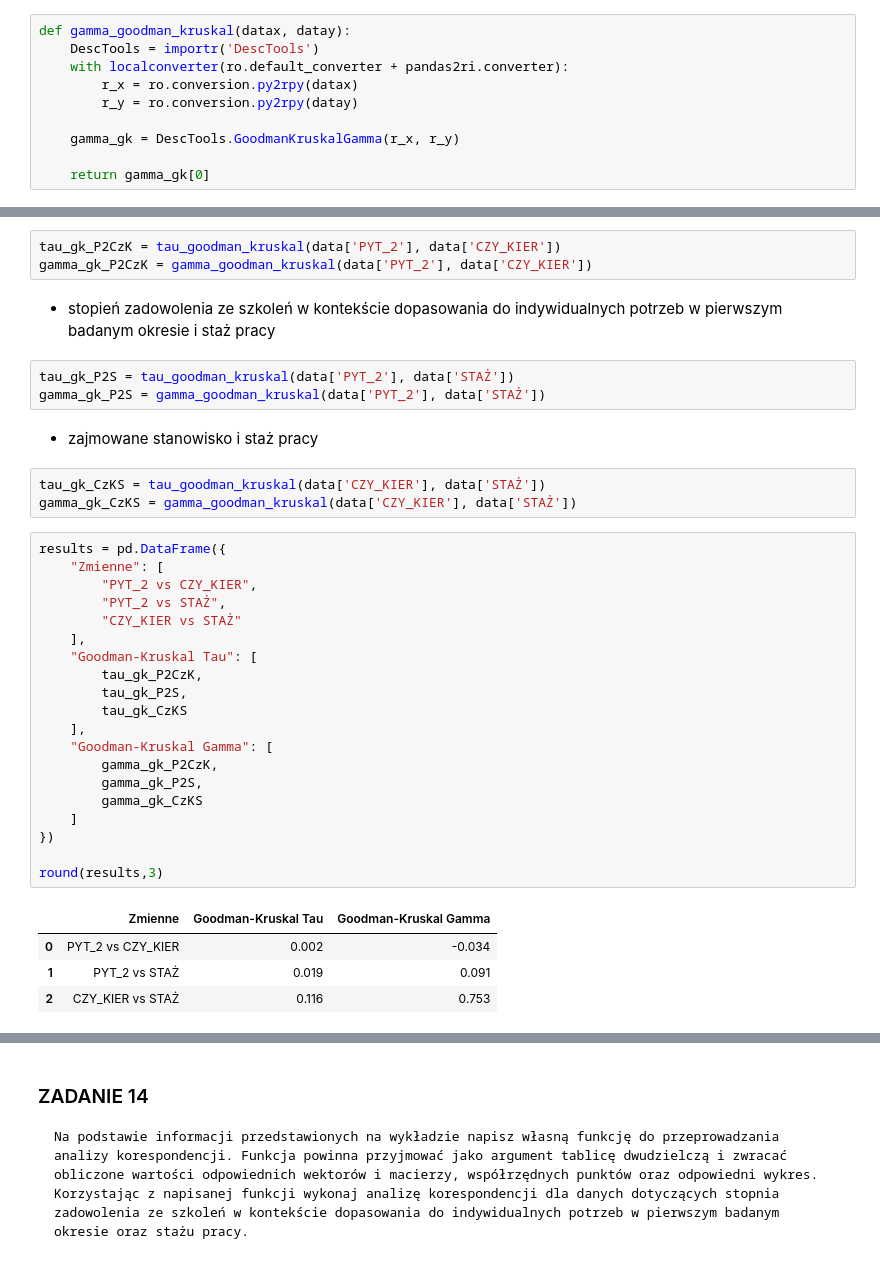
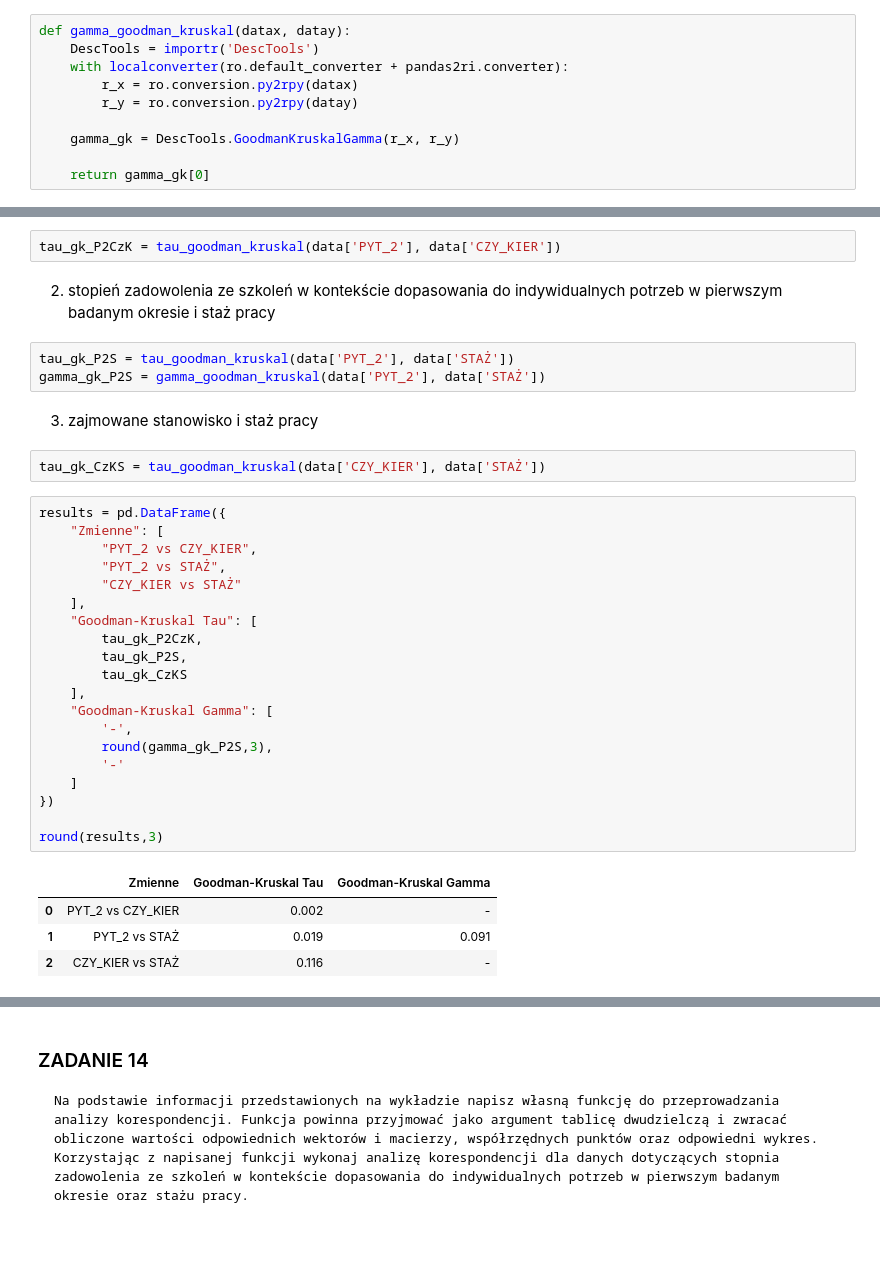
Before and after one commit to Jagaxxx/ADA_raporty, a Jupyter notebook: raport2/raport_l2.ipynb, the cells around one changed output, grey strips where cells are left out. Drawn from its saved outputs; the diff is of its cells as text.

```diff
--- a/raport2/raport_l2.ipynb
+++ b/raport2/raport_l2.ipynb
@@ -1058,38 +1061,36 @@ def gamma_goodman_kruskal(datax, datay):
 # %%
 tau_gk_P2CzK = tau_goodman_kruskal(data['PYT_2'], data['CZY_KIER'])
-gamma_gk_P2CzK = gamma_goodman_kruskal(data['PYT_2'], data['CZY_KIER'])
 # %% [markdown]
-- stopień zadowolenia ze szkoleń w kontekście dopasowania do indywidualnych potrzeb w pierwszym badanym okresie i staż pracy
+2. stopień zadowolenia ze szkoleń w kontekście dopasowania do indywidualnych potrzeb w pierwszym badanym okresie i staż pracy
 # %%
 tau_gk_P2S = tau_goodman_kruskal(data['PYT_2'], data['STAŻ'])
 gamma_gk_P2S = gamma_goodman_kruskal(data['PYT_2'], data['STAŻ'])
 # %% [markdown]
-- zajmowane stanowisko i staż pracy
+3. zajmowane stanowisko i staż pracy
 # %%
 tau_gk_CzKS = tau_goodman_kruskal(data['CZY_KIER'], data['STAŻ'])
-gamma_gk_CzKS = gamma_goodman_kruskal(data['CZY_KIER'], data['STAŻ'])
 # %%
 results = pd.DataFrame({
     "Zmienne": [
         "PYT_2 vs CZY_KIER",
         "PYT_2 vs STAŻ",
         "CZY_KIER vs STAŻ"
     ],
     "Goodman-Kruskal Tau": [
         tau_gk_P2CzK,
         tau_gk_P2S,
         tau_gk_CzKS
     ],
     "Goodman-Kruskal Gamma": [
-        gamma_gk_P2CzK,
-        gamma_gk_P2S,
-        gamma_gk_CzKS
+        '-',
+        round(gamma_gk_P2S,3),
+        '-'
     ]
 })
 
 round(results,3)
 # %% [output]
 |  | Zmienne | Goodman-Kruskal Tau | Goodman-Kruskal Gamma |
-| 0 | PYT_2 vs CZY_KIER | 0.002 | -0.034 |
+| 0 | PYT_2 vs CZY_KIER | 0.002 | - |
 | 1 | PYT_2 vs STAŻ | 0.019 | 0.091 |
-| 2 | CZY_KIER vs STAŻ | 0.116 | 0.753 |
+| 2 | CZY_KIER vs STAŻ | 0.116 | - |
```
Also changed, not shown: parts of 9 cells of this notebook.
